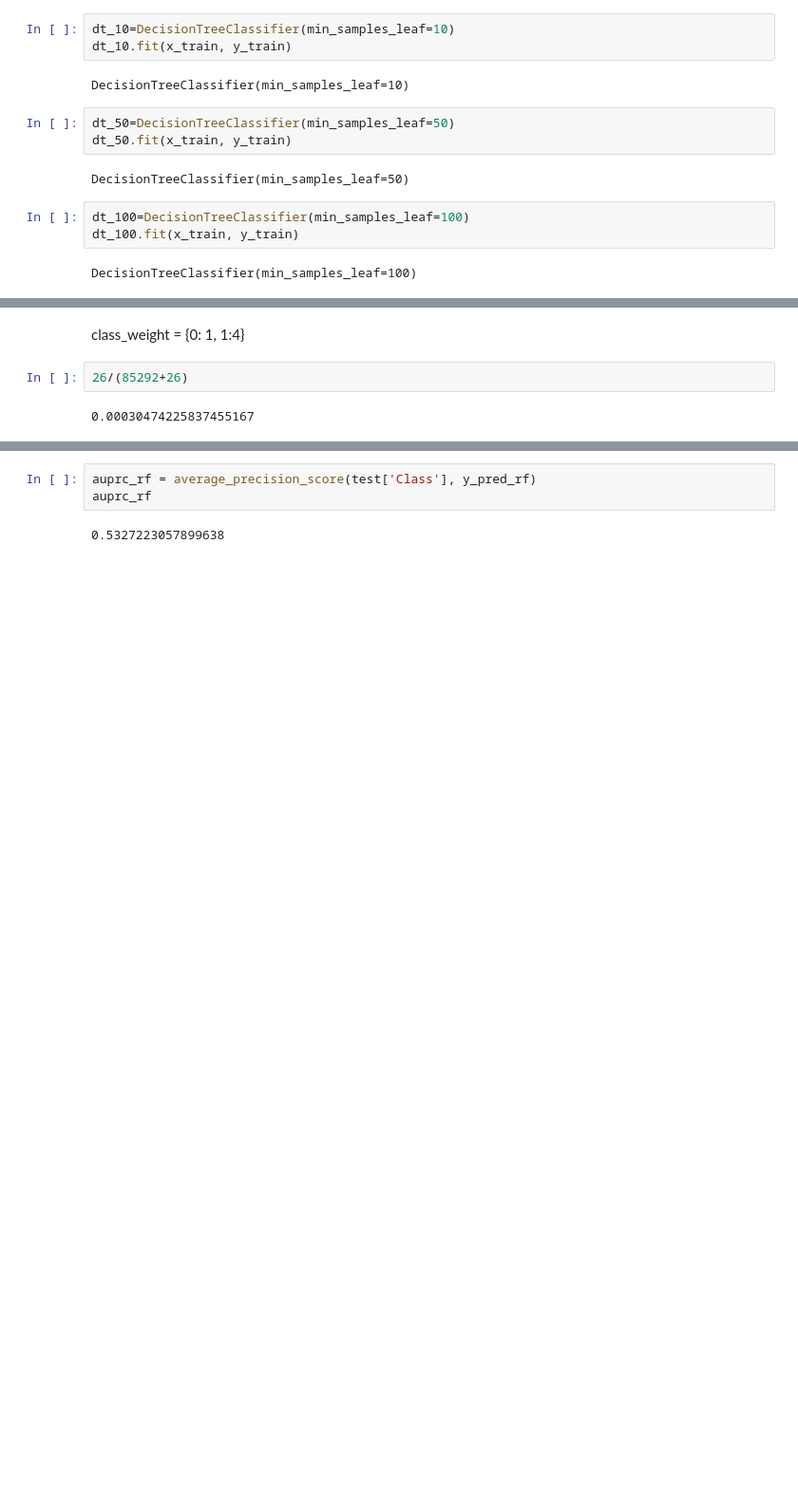
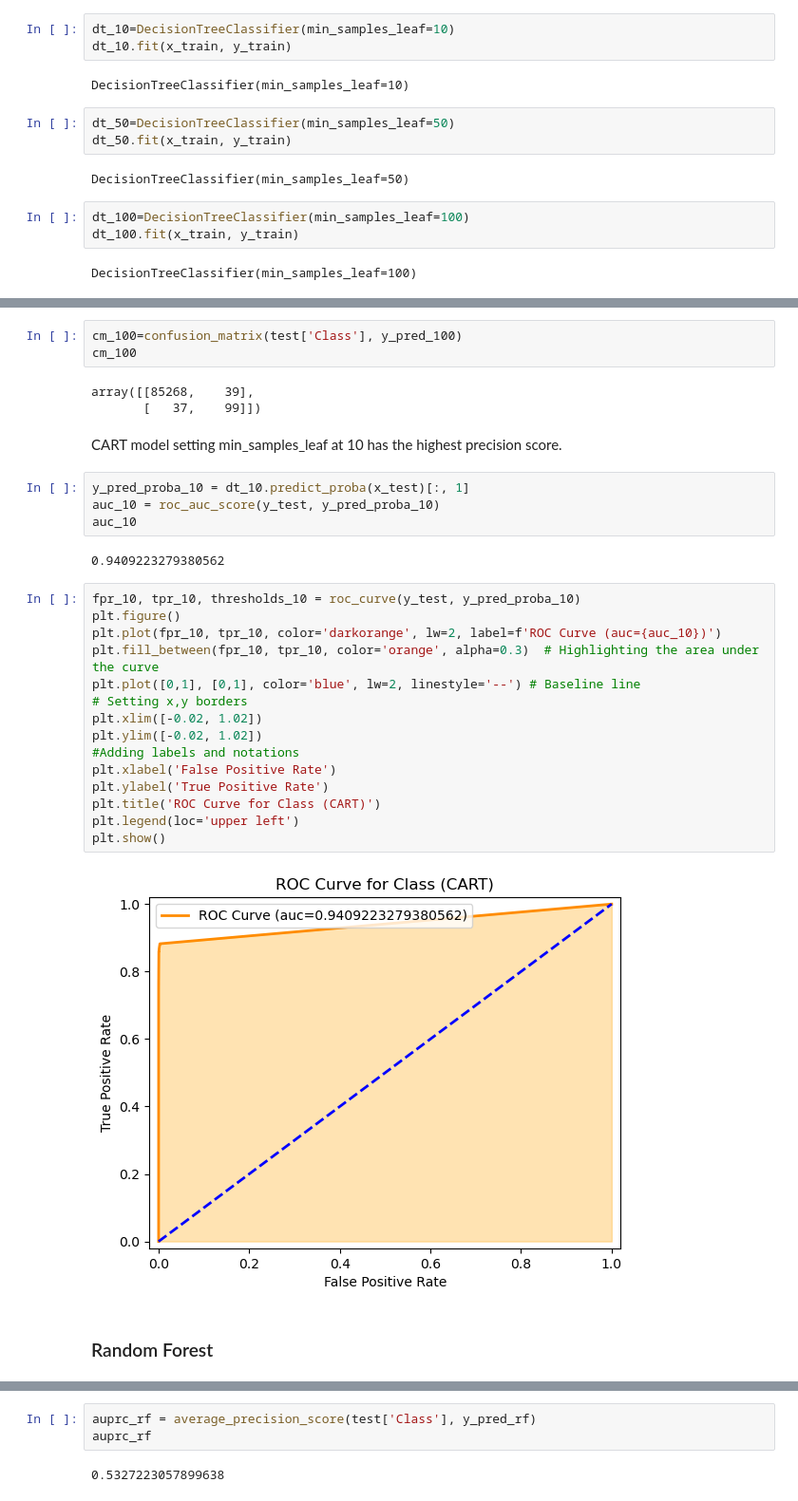
Before and after one commit to jjchen805/credit-card-fraud-detection, a Jupyter notebook: CreditCardFraudDetection.ipynb, the cells around one changed output, grey strips where cells are left out. Shown at 95% size. Saved outputs shown, nothing was run; the diff lists cells and outputs as text; blank space fills up the shorter version.

```diff
--- a/CreditCardFraudDetection.ipynb
+++ b/CreditCardFraudDetection.ipynb
@@ -202,8 +328,35 @@ pd.crosstab(test['Class'], y_pred_10)
-# %% [markdown]
-class_weight = {0: 1, 1:4}
-# %%
-26/(85292+26)
-# %% [output]
-0.00030474225837455167
+# %%
+cm_100=confusion_matrix(test['Class'], y_pred_100)
+cm_100
+# %% [output]
+array([[85268,    39],
+       [   37,    99]])
+# %% [markdown]
+CART model setting min_samples_leaf at 10 has the highest precision score.
+# %%
+y_pred_proba_10 = dt_10.predict_proba(x_test)[:, 1]
+auc_10 = roc_auc_score(y_test, y_pred_proba_10)
+auc_10
+# %% [output]
+0.9409223279380562
+# %%
+fpr_10, tpr_10, thresholds_10 = roc_curve(y_test, y_pred_proba_10)
+plt.figure()
+plt.plot(fpr_10, tpr_10, color='darkorange', lw=2, label=f'ROC Curve (auc={auc_10})')
+plt.fill_between(fpr_10, tpr_10, color='orange', alpha=0.3)  # Highlighting the area under the curve
+plt.plot([0,1], [0,1], color='blue', lw=2, linestyle='--') # Baseline line
+# Setting x,y borders
+plt.xlim([-0.02, 1.02])
+plt.ylim([-0.02, 1.02])
+#Adding labels and notations
+plt.xlabel('False Positive Rate')
+plt.ylabel('True Positive Rate')
+plt.title('ROC Curve for Class (CART)')
+plt.legend(loc='upper left')
+plt.show()
+# %% [output]
+[figure, added]
+# %% [markdown]
+### Random Forest
 # %%
 creditcard_rf = RandomForestClassifier(n_estimators = 100, min_samples_leaf= 40, random_state = 42)
```
Also changed, not shown: parts of 61 cells of this notebook.
